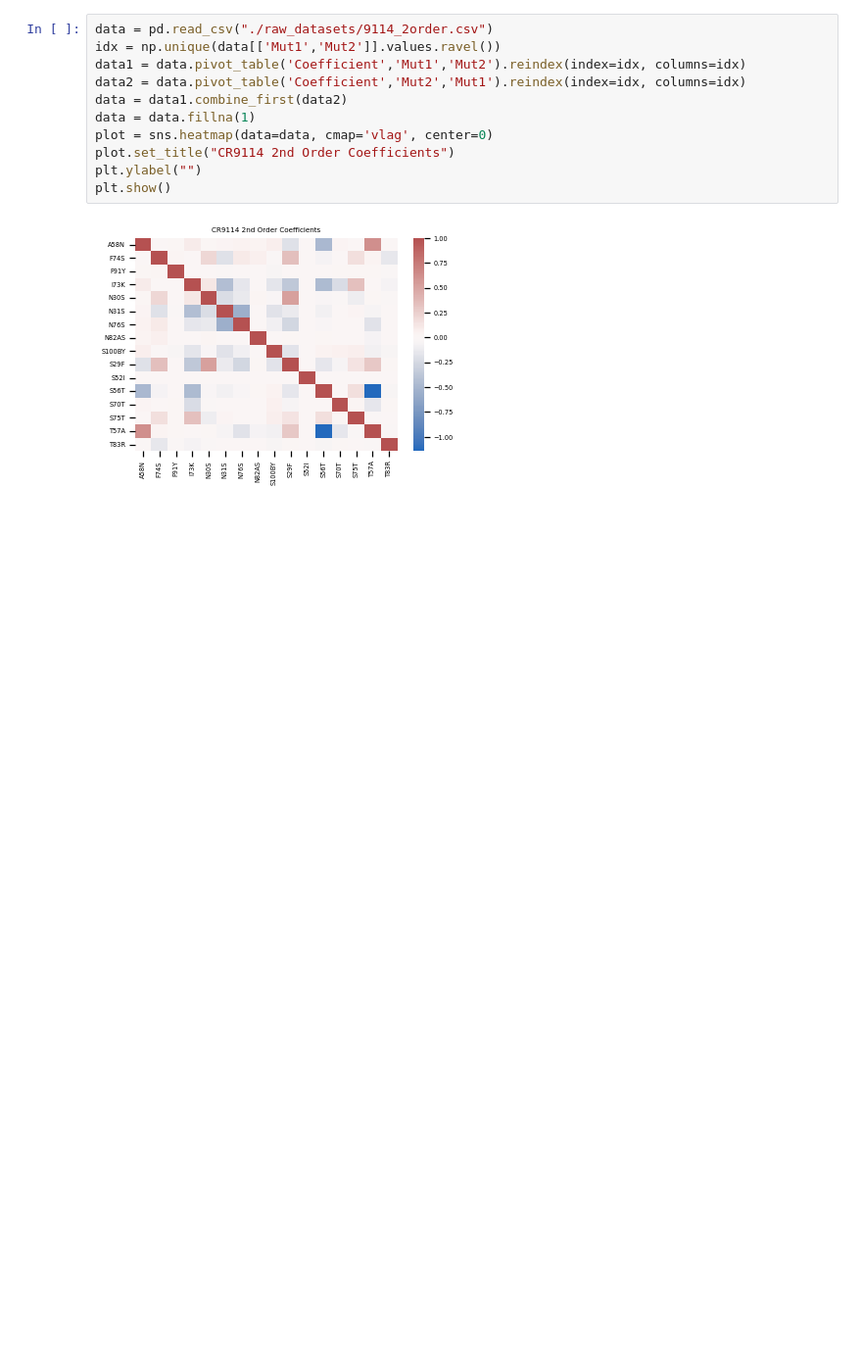
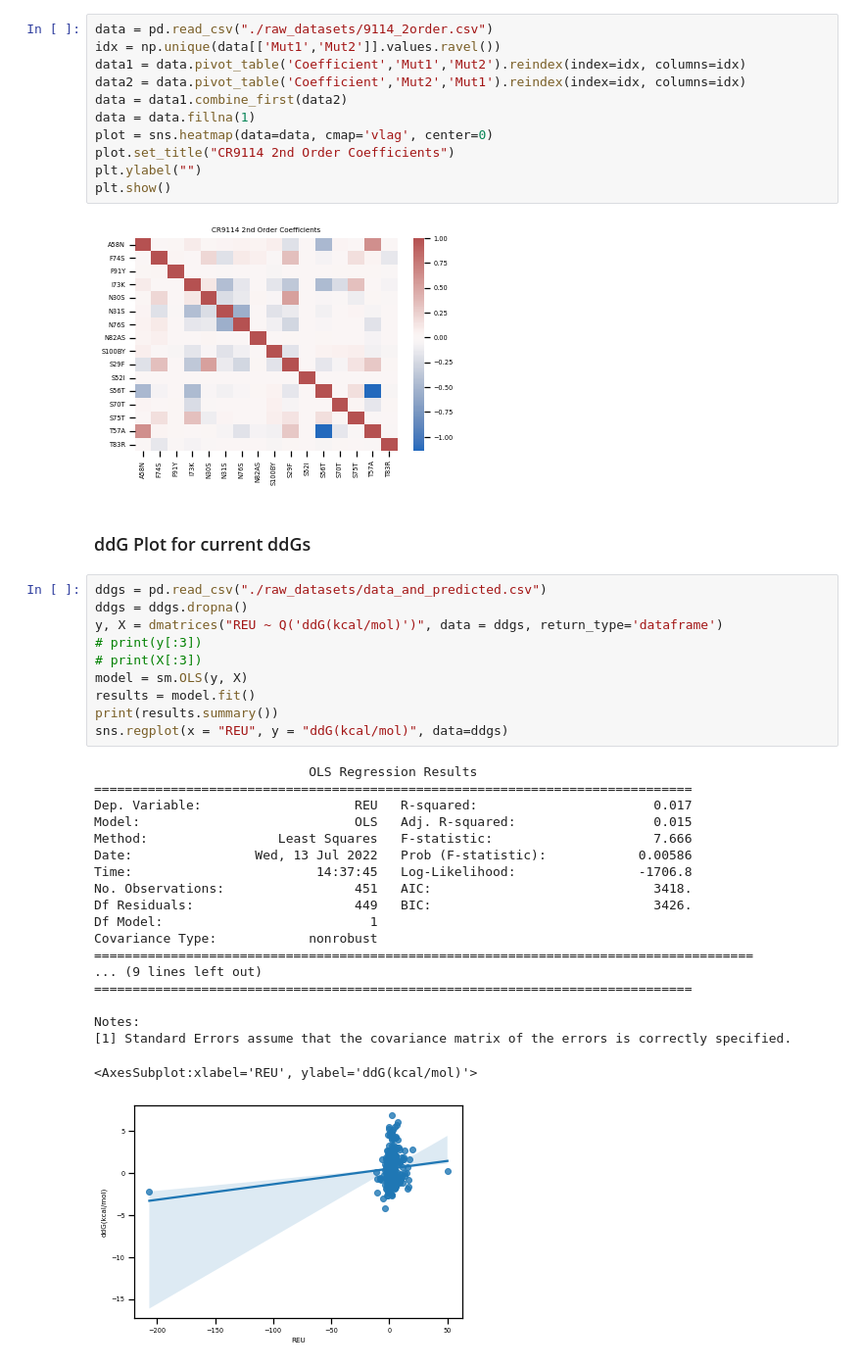
Before and after one commit to k-chrispens/rosetta-antibody-ddgs, a Jupyter notebook: stats.ipynb, the cells around one changed output. Shown at 98% size. Saved outputs shown, nothing was run; the diff lists cells and outputs as text; blank space fills up the shorter version.

```diff
--- a/stats.ipynb
+++ b/stats.ipynb
@@ -214,3 +216,35 @@ plt.ylabel("")
 plt.show()
 # %% [output]
 [figure]
+# %% [markdown]
+### ddG Plot for current ddGs
+# %%
+ddgs = pd.read_csv("./raw_datasets/data_and_predicted.csv")
+ddgs = ddgs.dropna()
+y, X = dmatrices("REU ~ Q('ddG(kcal/mol)')", data = ddgs, return_type='dataframe')
+# print(y[:3])
+# print(X[:3])
+model = sm.OLS(y, X)
+results = model.fit()
+print(results.summary())
+sns.regplot(x = "REU", y = "ddG(kcal/mol)", data=ddgs)
+# %% [output]
+                            OLS Regression Results
+==============================================================================
+Dep. Variable:                    REU   R-squared:                       0.017
+Model:                            OLS   Adj. R-squared:                  0.015
+Method:                 Least Squares   F-statistic:                     7.666
+Date:                Wed, 13 Jul 2022   Prob (F-statistic):            0.00586
+Time:                        14:37:45   Log-Likelihood:                -1706.8
+No. Observations:                 451   AIC:                             3418.
+Df Residuals:                     449   BIC:                             3426.
+Df Model:                           1
+Covariance Type:            nonrobust
+======================================================================================
+... (9 lines left out)
+==============================================================================
+
+Notes:
+[1] Standard Errors assume that the covariance matrix of the errors is correctly specified.
+<AxesSubplot:xlabel='REU', ylabel='ddG(kcal/mol)'>
+[figure, added]
```
Also changed, not shown: parts of 8 cells of this notebook, 4 other files.
